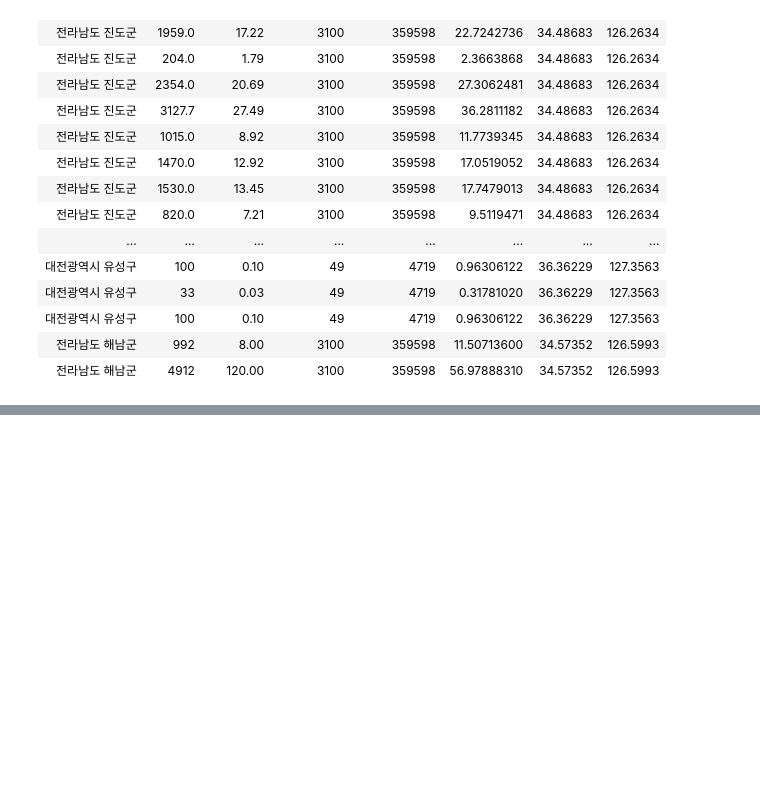
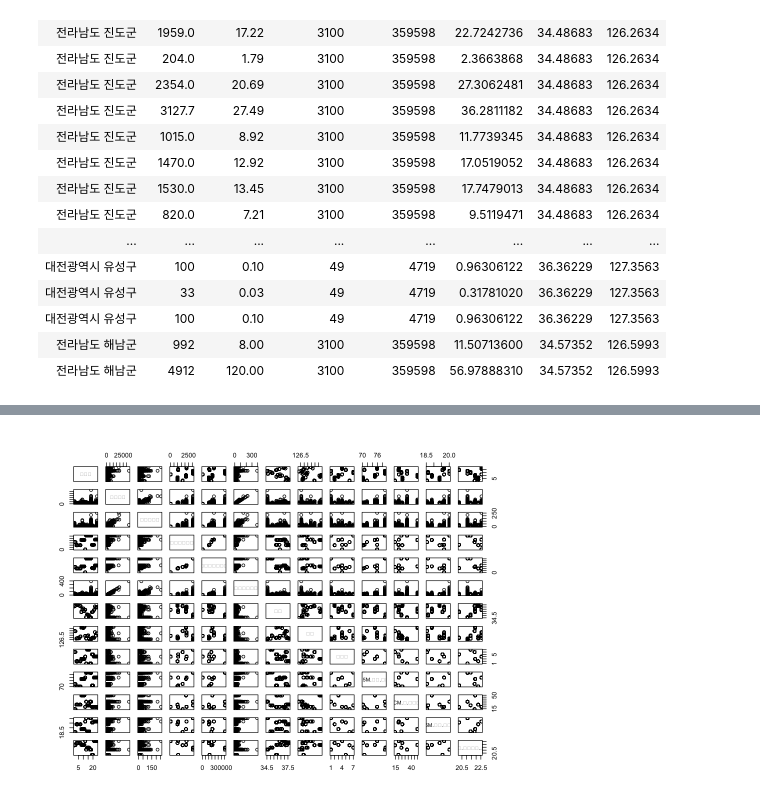
Before and after one commit to tjdwlsaos22/RecoFarm, a Jupyter notebook: Project/3.채소류실적_기상관측.ipynb, the cells around one changed output, grey strips where cells are left out. Drawn from its saved outputs; the diff is of its cells as text; code cells hidden in the pictures; blank space fills up the shorter version.

```diff
--- a/Project/3.채소류실적_기상관측.ipynb
+++ b/Project/3.채소류실적_기상관측.ipynb
@@ -368,0 +531,3 @@ A data.frame: 2522 x 8
+# %%
+# "열이름" 열을 삭제
+secondTest$row <- NULL
@@ -368,0 +563,38 @@ A data.frame: 2522 x 8
+# %%
+# secondTest$지점명 이 '보성군(농)' 과 같은
+#resultMean_rev1$지점명 '보성군(농)'의 데이터 c(4:7) 를 찾아서
+#데이터를 가져와서 secondTest$지점명이 '보성군(농)'에 c(8:12)에 붙여 넣는다.
+# '지점명'이 '보성군(농)'인 행의 인덱스를 가져옵니다.
+selected_rows_secondTest <- which(secondTest$지점명 == '춘천신북')
+selected_rows_resultMean_rev1 <- which(resultMean_rev1$지점명 == '춘천신북')
+
+# 두 데이터프레임에서 해당 행을 찾았는지 확인합니다.
+if (length(selected_rows_secondTest) > 0 && length(selected_rows_resultMean_rev1) > 0) {
+  # 두 데이터프레임에서 해당 행의 데이터를 가져옵니다.
+  selected_data <- resultMean_rev1[selected_rows_resultMean_rev1, c(4:7)]
+
+  # 가져온 데이터를 대상 열에 붙여넣습니다.
+  secondTest[selected_rows_secondTest, c(10:13)] <- selected_data
+} else {
+  # 해당 지점명이 존재하지 않는다는 메시지를 출력합니다.
+  cat("해당 지점명이 존재하지 않습니다.")
+}
+# %%
+# secondTest$지점명 이 '보성군(농)' 과 같은
+#resultMean_rev1$지점명 '보성군(농)'의 데이터 c(4:7) 를 찾아서
+#데이터를 가져와서 secondTest$지점명이 '보성군(농)'에 c(8:12)에 붙여 넣는다.
+# '지점명'이 '보성군(농)'인 행의 인덱스를 가져옵니다.
+selected_rows_secondTest <- which(secondTest$지점명 == '익산')
+selected_rows_resultMean_rev1 <- which(resultMean_rev1$지점명 == '익산')
+
+# 두 데이터프레임에서 해당 행을 찾았는지 확인합니다.
+if (length(selected_rows_secondTest) > 0 && length(selected_rows_resultMean_rev1) > 0) {
+  # 두 데이터프레임에서 해당 행의 데이터를 가져옵니다.
+  selected_data <- resultMean_rev1[selected_rows_resultMean_rev1, c(4:7)]
+
+  # 가져온 데이터를 대상 열에 붙여넣습니다.
+  secondTest[selected_rows_secondTest, c(10:13)] <- selected_data
+} else {
+  # 해당 지점명이 존재하지 않는다는 메시지를 출력합니다.
+  cat("해당 지점명이 존재하지 않습니다.")
+}
@@ -368,0 +634,5 @@ A data.frame: 2522 x 8
+# %%
+par(bg = 'white')
+plot(secondTest)
+# %% [output]
+[figure, added]
```
Also changed, not shown: parts of 31 cells of this notebook, 1 other file.
